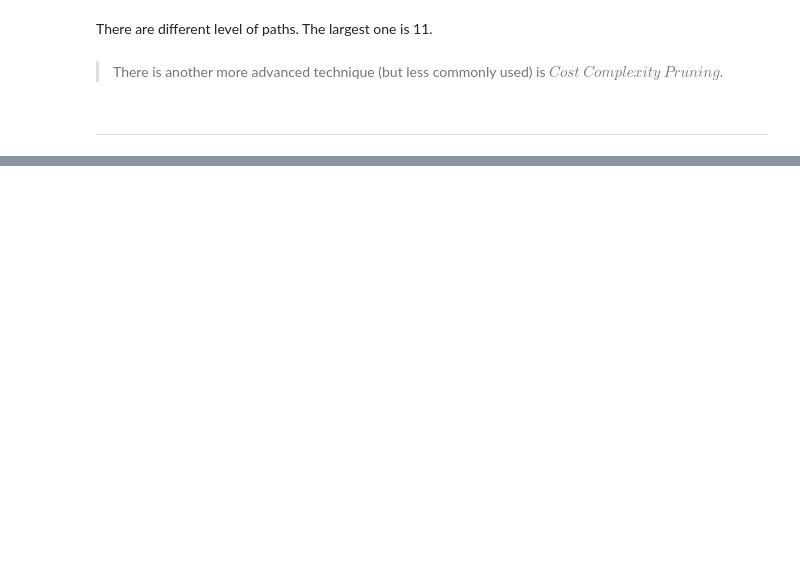
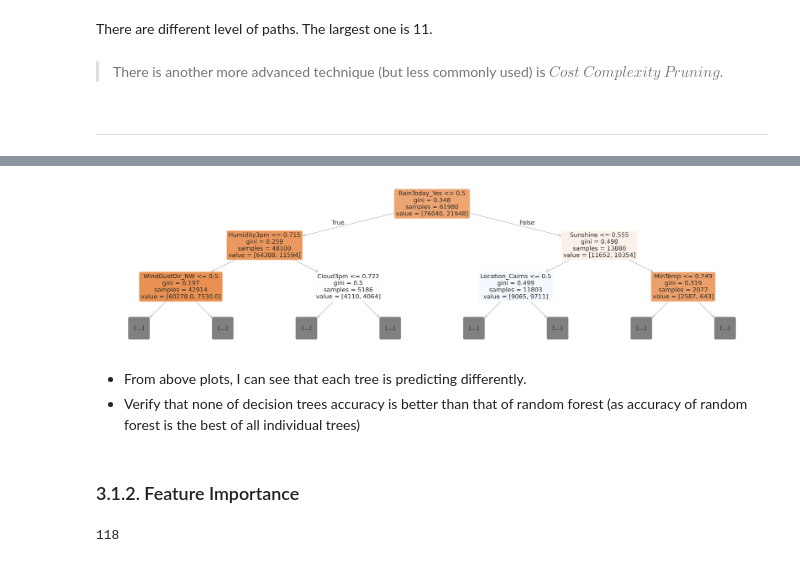
Before and after one commit to mebre7/weather-forecasting-aus-ml, a Jupyter notebook: Decision_Trees_and_Random_Forest/notebook/decision_trees_and_random_forest.ipynb, the cells around one changed output, grey strips where cells are left out. Cells and saved outputs as stored; diff of their text form; code cells hidden in the pictures; blank space fills up the shorter version.

```diff
--- a/Decision_Trees_and_Random_Forest/notebook/decision_trees_and_random_forest.ipynb
+++ b/Decision_Trees_and_Random_Forest/notebook/decision_trees_and_random_forest.ipynb
@@ -577,0 +1176,15 @@ There are different level of paths. The largest one is 11.
+# %%
+plt.figure(figsize=(80, 20))
+plot_tree(model.estimators_[20], feature_names=list(X_train), filled=True, max_depth=2, rounded=True)
+plt.show()
+# %% [output]
+[figure, added]
+# %% [markdown]
+- From above plots, I can see that each tree is predicting differently.
+- Verify that none of decision trees accuracy is better than that of random forest (as accuracy of random forest is the best of all individual trees)
+# %% [markdown]
+### 3.1.2. Feature Importance
+# %%
+len(model.feature_importances_) # 118 feature importances for 118 features
+# %% [output]
+118
```
Also changed, not shown: parts of 120 cells of this notebook.
